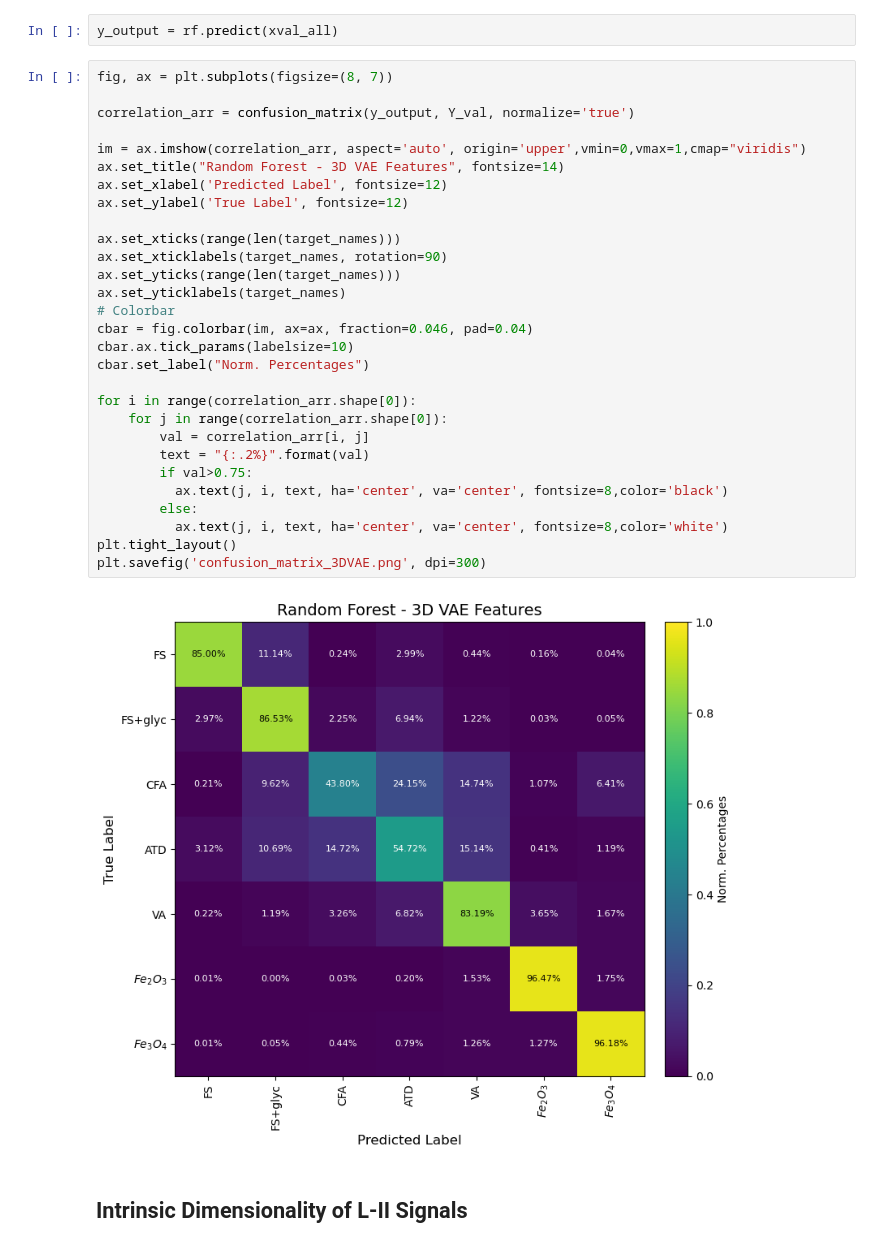
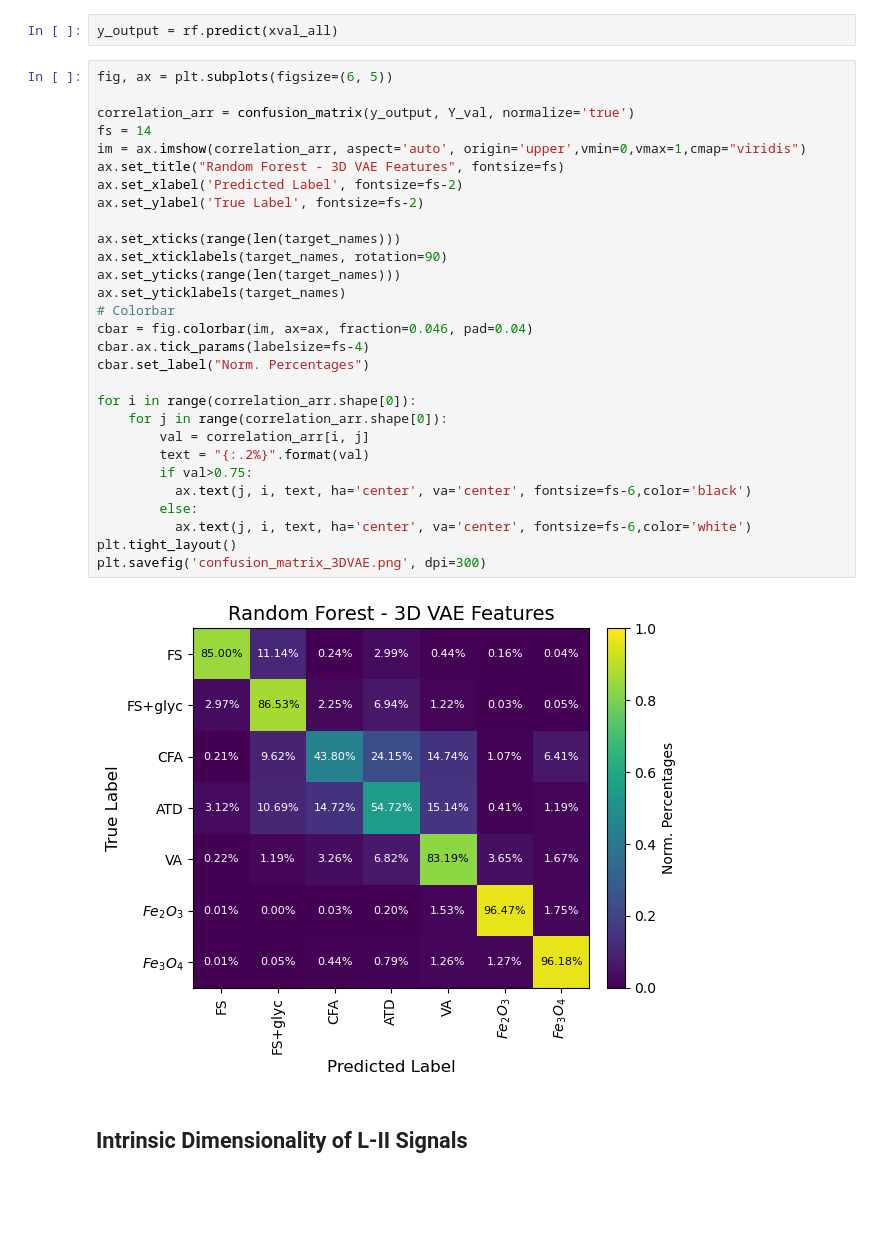
Before and after one commit to kdlamb/SP2-VAE, a Jupyter notebook: SP2_3DLatentSpace.ipynb, the cells around one changed output. Cells and saved outputs as stored; diff of their text form; blank space fills up the shorter version.

```diff
--- a/SP2_3DLatentSpace.ipynb
+++ b/SP2_3DLatentSpace.ipynb
@@ -459,36 +465,36 @@ RandomForestClassifier()
 # %%
 y_output = rf.predict(xval_all)
 # %%
-fig, ax = plt.subplots(figsize=(8, 7))
+fig, ax = plt.subplots(figsize=(6, 5))
 
 correlation_arr = confusion_matrix(y_output, Y_val, normalize='true')
-
+fs = 14
 im = ax.imshow(correlation_arr, aspect='auto', origin='upper',vmin=0,vmax=1,cmap="viridis")
-ax.set_title("Random Forest - 3D VAE Features", fontsize=14)
-ax.set_xlabel('Predicted Label', fontsize=12)
-ax.set_ylabel('True Label', fontsize=12)
+ax.set_title("Random Forest - 3D VAE Features", fontsize=fs)
+ax.set_xlabel('Predicted Label', fontsize=fs-2)
+ax.set_ylabel('True Label', fontsize=fs-2)
 
 ax.set_xticks(range(len(target_names)))
 ax.set_xticklabels(target_names, rotation=90)
 ax.set_yticks(range(len(target_names)))
 ax.set_yticklabels(target_names)
 # Colorbar
 cbar = fig.colorbar(im, ax=ax, fraction=0.046, pad=0.04)
-cbar.ax.tick_params(labelsize=10)
+cbar.ax.tick_params(labelsize=fs-4)
 cbar.set_label("Norm. Percentages")
 
 for i in range(correlation_arr.shape[0]):
     for j in range(correlation_arr.shape[0]):
         val = correlation_arr[i, j]
         text = "{:.2%}".format(val)
         if val>0.75:
-          ax.text(j, i, text, ha='center', va='center', fontsize=8,color='black')
+          ax.text(j, i, text, ha='center', va='center', fontsize=fs-6,color='black')
         else:
-          ax.text(j, i, text, ha='center', va='center', fontsize=8,color='white')
+          ax.text(j, i, text, ha='center', va='center', fontsize=fs-6,color='white')
 plt.tight_layout()
 plt.savefig('confusion_matrix_3DVAE.png', dpi=300)
 # %% [output]
-[figure, old version]
+[figure, new version]
 # %% [markdown]
 ## Intrinsic Dimensionality of L-II Signals
 # %%
```
Also changed, not shown: parts of 4 cells of this notebook, 1 other file.
